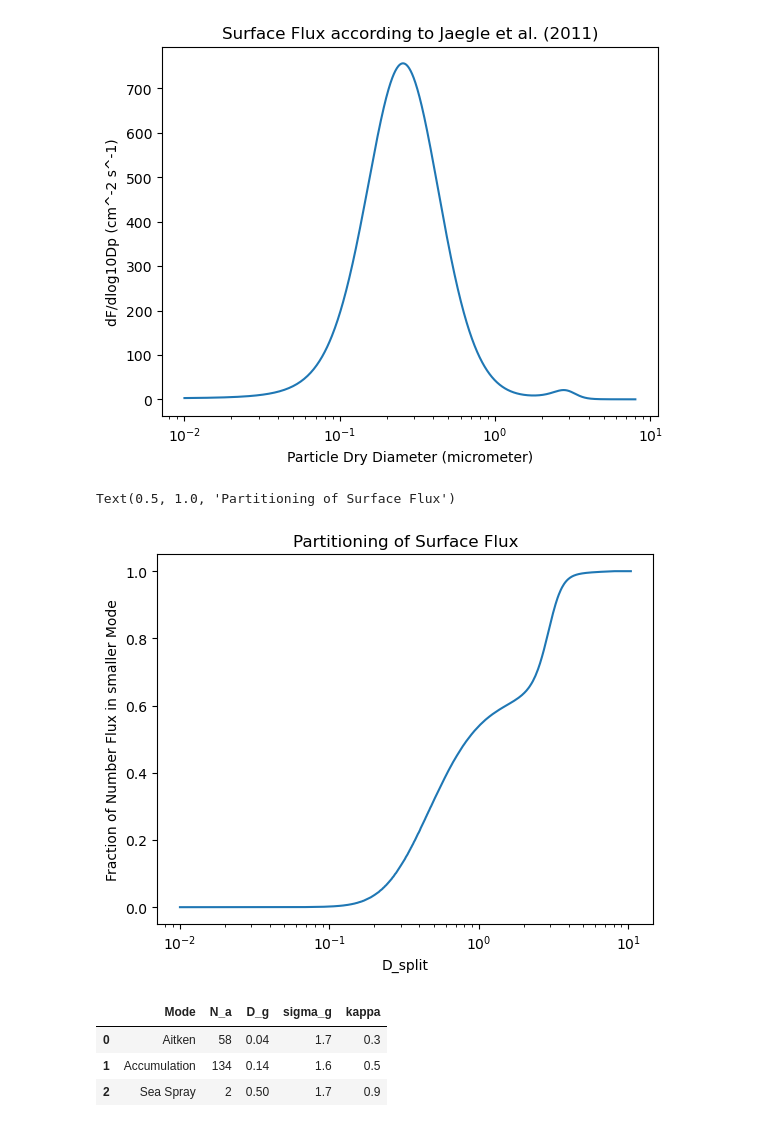
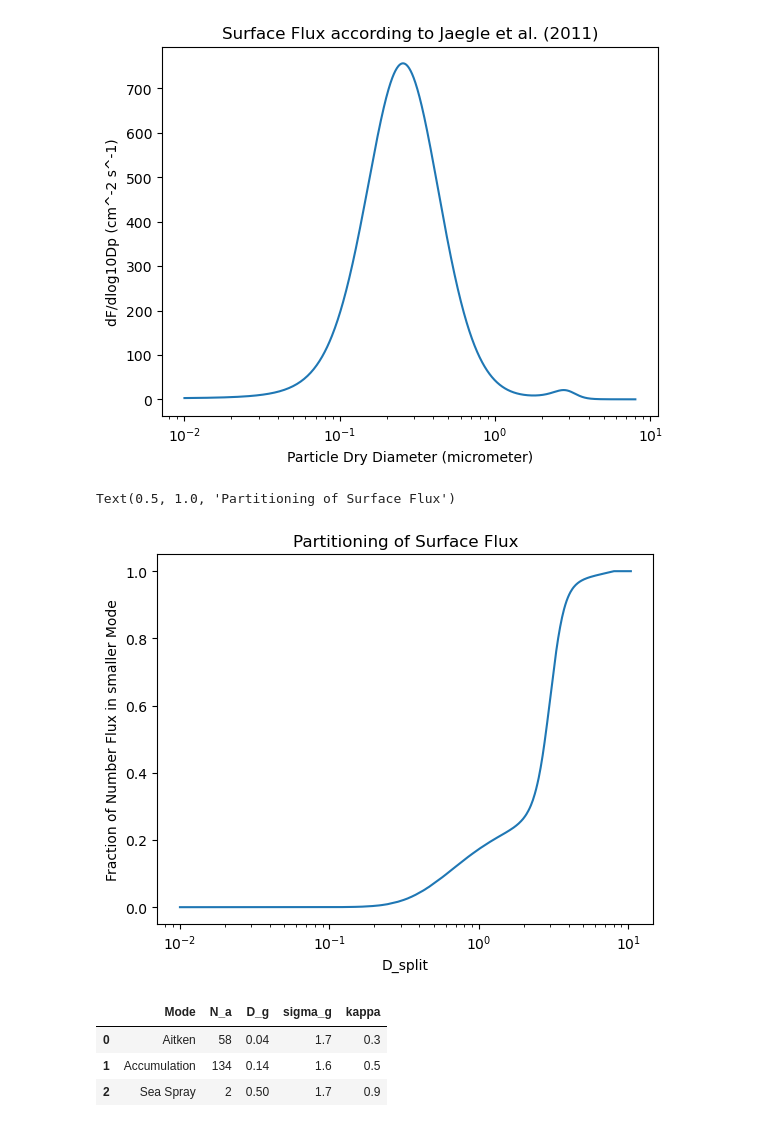
Before and after one commit to ARM-Development/comble-mip, a Jupyter notebook: notebooks/setup/aerosol-surface_new.ipynb, the cells around one changed output. Saved outputs shown, nothing was run; the diff lists cells and outputs as text; code cells hidden in the pictures.

```diff
--- a/notebooks/setup/aerosol-surface_new.ipynb
+++ b/notebooks/setup/aerosol-surface_new.ipynb
@@ -44,31 +44,33 @@ Text(0.5, 1.0, 'Surface Flux according to Jaegle et al. (2011)')
 # %%
 ## partition into two groups and integrate over size
 def split_flux(DAT,D_s,STEP,mode='number'):
     if mode=='number':
-        num_1 = np.sum(DAT.loc[DAT['Dp'] <  D_s - STEP/2]['FN'] * np.log10((DAT.loc[DAT['Dp'] <  D_s - STEP/2]['Dp']+STEP) / DAT.loc[DAT['Dp'] <  D_s- STEP/2]['Dp']))
-        num_2 = np.sum(DAT.loc[DAT['Dp'] >= D_s - STEP/2]['FN'] * np.log10((DAT.loc[DAT['Dp'] >= D_s - STEP/2]['Dp']+STEP) / DAT.loc[DAT['Dp'] >= D_s - STEP/2]['Dp']))
+        #num_1 = np.sum(DAT.loc[DAT['Dp'] <  D_s - STEP/2]['FN'] * np.log10((DAT.loc[DAT['Dp'] <  D_s - STEP/2]['Dp']+STEP) / DAT.loc[DAT['Dp'] <  D_s- STEP/2]['Dp']))
+        #num_2 = np.sum(DAT.loc[DAT['Dp'] >= D_s - STEP/2]['FN'] * np.log10((DAT.loc[DAT['Dp'] >= D_s - STEP/2]['Dp']+STEP) / DAT.loc[DAT['Dp'] >= D_s - STEP/2]['Dp']))
+        num_1 = np.sum(DAT.loc[DAT['Dp'] <  D_s - STEP/2]['FN'] * STEP)
+        num_2 = np.sum(DAT.loc[DAT['Dp'] >= D_s - STEP/2]['FN'] * STEP)
     else:
-        num_1 = np.sum(DAT.loc[DAT['Dp'] <  D_s - STEP/2]['SA'] * np.log10((DAT.loc[DAT['Dp'] <  D_s - STEP/2]['Dp']+STEP) / DAT.loc[DAT['Dp'] <  D_s- STEP/2]['Dp']))
-        num_2 = np.sum(DAT.loc[DAT['Dp'] >= D_s - STEP/2]['SA'] * np.log10((DAT.loc[DAT['Dp'] >= D_s - STEP/2]['Dp']+STEP) / DAT.loc[DAT['Dp'] >= D_s - STEP/2]['Dp']))
+        num_1 = np.sum(DAT.loc[DAT['Dp'] <  D_s - STEP/2]['SA'] * STEP)
+        num_2 = np.sum(DAT.loc[DAT['Dp'] >= D_s - STEP/2]['SA'] * STEP)
 
     return [num_1/(num_1 + num_2),num_2/(num_1 + num_2)]
 
 PARTITION_DAT = pd.DataFrame()
 ## loop over a range of diameters
 for DD_split in np.arange(np.log(0.01),np.log(10.5),0.01):
     TMP   = split_flux(JAEGLE_DAT,D_s = np.exp(DD_split),STEP=STEP,mode='number')
     TMP_2 = split_flux(JAEGLE_DAT,D_s = np.exp(DD_split),STEP=STEP,mode='area')
     TMP_DAT = pd.DataFrame([[TMP[0],TMP[1],TMP_2[0],TMP_2[1],np.exp(DD_split)]],columns=['frac_1','frac_2','frac_area_1','frac_area_2','D_split'])
     PARTITION_DAT = pd.concat([PARTITION_DAT,TMP_DAT])
 
 plt.plot(PARTITION_DAT['D_split'],PARTITION_DAT['frac_area_1'])
 plt.xscale("log")
 plt.xlabel('D_split')
 plt.ylabel('Fraction of Number Flux in smaller Mode')
 plt.title('Partitioning of Surface Flux')
 # %% [output]
 Text(0.5, 1.0, 'Partitioning of Surface Flux')
-[figure, old version]
+[figure, new version]
 # %%
 import math
 
```
Also changed, not shown: parts of 5 cells of this notebook.
